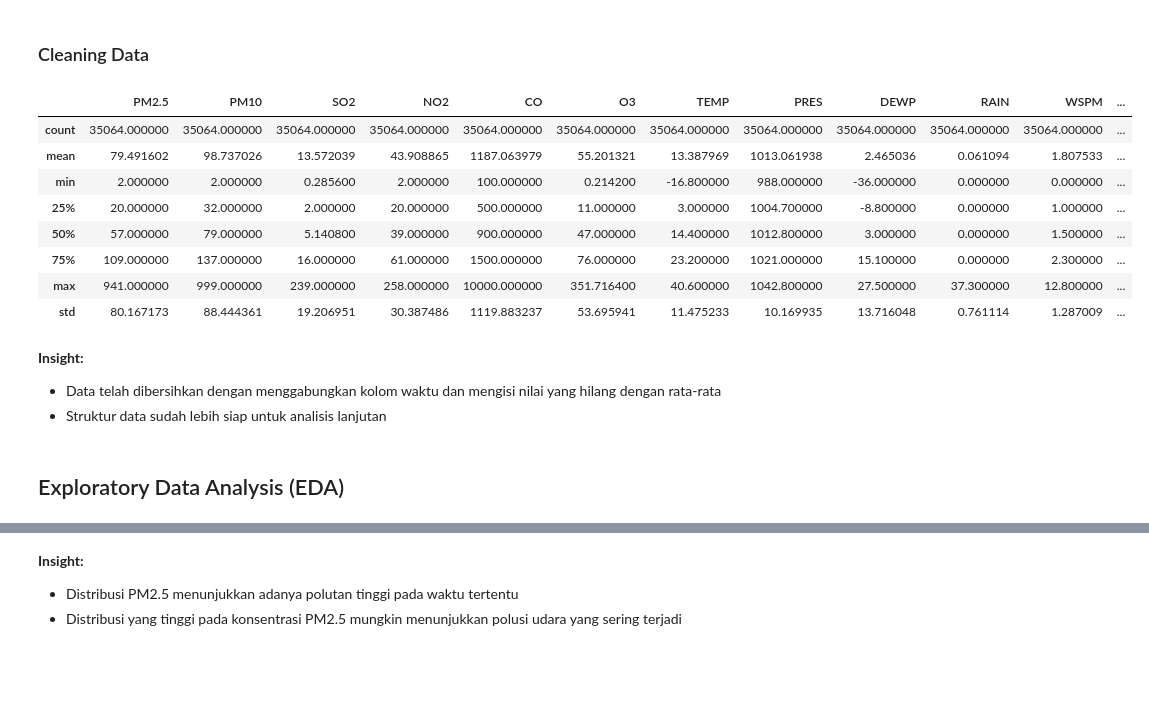
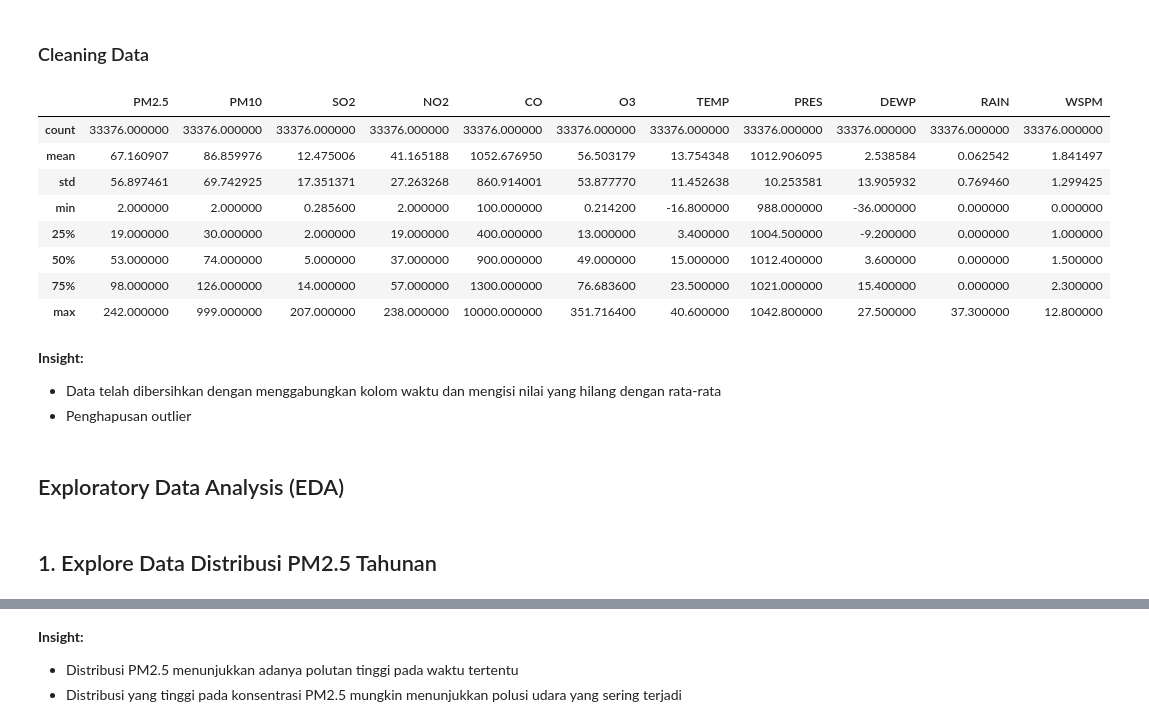
Before and after one commit to djatikusuma/airquality-ds, a Jupyter notebook: djatikusuma_data_science_air_quality_dicoding.ipynb, the cells around one changed output, grey strips where cells are left out. Drawn from its saved outputs; the diff is of its cells as text; code cells hidden in the pictures; blank space fills up the shorter version.

```diff
--- a/djatikusuma_data_science_air_quality_dicoding.ipynb
+++ b/djatikusuma_data_science_air_quality_dicoding.ipynb
@@ -24,7 +31,7 @@ sns.set_style("whitegrid")
 # %% [markdown]
 ### Gathering Data
 # %%
-data = pd.read_csv('/data/PRSA_Data_Shunyi_20130301-20170228.csv')
+data = pd.read_csv('/content/data/PRSA_Data_Shunyi_20130301-20170228.csv')
 # %% [markdown]
 **Insight:**
 - Dataset memuat data polutan udara (PM2.5, PM10, SO2, dll.) dan beberapa faktor lingkungan (suhu, tekanan udara, kelembaban, dsb.)
@@ -83,28 +93,39 @@ memory usage: 4.8+ MB
 # %%
 # Menggabungkan kolom waktu
 data['datetime'] = pd.to_datetime(data[['year', 'month', 'day', 'hour']])
+
+# Menetapkan datetime sebagai index
+data.set_index('datetime', inplace=True)
 
 # Menghapus kolom yang tidak perlu
 data.drop(columns=['year', 'month', 'day', 'hour', 'No', 'station'], inplace=True)
 
 # Mengisi missing values hanya pada kolom numerik dengan rata-rata kolom
 data.fillna(data.mean(numeric_only=True), inplace=True)
 
+# Menghapus outlier
+Q1 = data['PM2.5'].quantile(0.25)
+Q3 = data['PM2.5'].quantile(0.75)
+IQR = Q3 - Q1
+data = data[~((data['PM2.5'] < (Q1 - 1.5 * IQR)) | (data['PM2.5'] > (Q3 + 1.5 * IQR)))]
+
 summary_statistics = data.describe()
 summary_statistics
 # %% [output]
-|  | PM2.5 | PM10 | SO2 | NO2 | CO | O3 | TEMP | PRES | DEWP | RAIN | WSPM | ... |
-| count | 35064.000000 | 35064.000000 | 35064.000000 | 35064.000000 | 35064.000000 | 35064.000000 | 35064.000000 | 35064.000000 | 35064.000000 | 35064.000000 | 35064.000000 | ... |
-| mean | 79.491602 | 98.737026 | 13.572039 | 43.908865 | 1187.063979 | 55.201321 | 13.387969 | 1013.061938 | 2.465036 | 0.061094 | 1.807533 | ... |
-| min | 2.000000 | 2.000000 | 0.285600 | 2.000000 | 100.000000 | 0.214200 | -16.800000 | 988.000000 | -36.000000 | 0.000000 | 0.000000 | ... |
-| 25% | 20.000000 | 32.000000 | 2.000000 | 20.000000 | 500.000000 | 11.000000 | 3.000000 | 1004.700000 | -8.800000 | 0.000000 | 1.000000 | ... |
-| 50% | 57.000000 | 79.000000 | 5.140800 | 39.000000 | 900.000000 | 47.000000 | 14.400000 | 1012.800000 | 3.000000 | 0.000000 | 1.500000 | ... |
-| 75% | 109.000000 | 137.000000 | 16.000000 | 61.000000 | 1500.000000 | 76.000000 | 23.200000 | 1021.000000 | 15.100000 | 0.000000 | 2.300000 | ... |
-| max | 941.000000 | 999.000000 | 239.000000 | 258.000000 | 10000.000000 | 351.716400 | 40.600000 | 1042.800000 | 27.500000 | 37.300000 | 12.800000 | ... |
-| std | 80.167173 | 88.444361 | 19.206951 | 30.387486 | 1119.883237 | 53.695941 | 11.475233 | 10.169935 | 13.716048 | 0.761114 | 1.287009 | ... |
+|  | PM2.5 | PM10 | SO2 | NO2 | CO | O3 | TEMP | PRES | DEWP | RAIN | WSPM |
+| count | 33376.000000 | 33376.000000 | 33376.000000 | 33376.000000 | 33376.000000 | 33376.000000 | 33376.000000 | 33376.000000 | 33376.000000 | 33376.000000 | 33376.000000 |
+| mean | 67.160907 | 86.859976 | 12.475006 | 41.165188 | 1052.676950 | 56.503179 | 13.754348 | 1012.906095 | 2.538584 | 0.062542 | 1.841497 |
+| std | 56.897461 | 69.742925 | 17.351371 | 27.263268 | 860.914001 | 53.877770 | 11.452638 | 10.253581 | 13.905932 | 0.769460 | 1.299425 |
+| min | 2.000000 | 2.000000 | 0.285600 | 2.000000 | 100.000000 | 0.214200 | -16.800000 | 988.000000 | -36.000000 | 0.000000 | 0.000000 |
+| 25% | 19.000000 | 30.000000 | 2.000000 | 19.000000 | 400.000000 | 13.000000 | 3.400000 | 1004.500000 | -9.200000 | 0.000000 | 1.000000 |
+| 50% | 53.000000 | 74.000000 | 5.000000 | 37.000000 | 900.000000 | 49.000000 | 15.000000 | 1012.400000 | 3.600000 | 0.000000 | 1.500000 |
+| 75% | 98.000000 | 126.000000 | 14.000000 | 57.000000 | 1300.000000 | 76.683600 | 23.500000 | 1021.000000 | 15.400000 | 0.000000 | 2.300000 |
+| max | 242.000000 | 999.000000 | 207.000000 | 238.000000 | 10000.000000 | 351.716400 | 40.600000 | 1042.800000 | 27.500000 | 37.300000 | 12.800000 |
 # %% [markdown]
 **Insight:**
 - Data telah dibersihkan dengan menggabungkan kolom waktu dan mengisi nilai yang hilang dengan rata-rata
-- Struktur data sudah lebih siap untuk analisis lanjutan
+- Penghapusan outlier
 # %% [markdown]
 ## Exploratory Data Analysis (EDA)
+# %% [markdown]
+## 1. Explore Data Distribusi PM2.5 Tahunan
```
Also changed, not shown: parts of 48 cells of this notebook, 1 other file.
